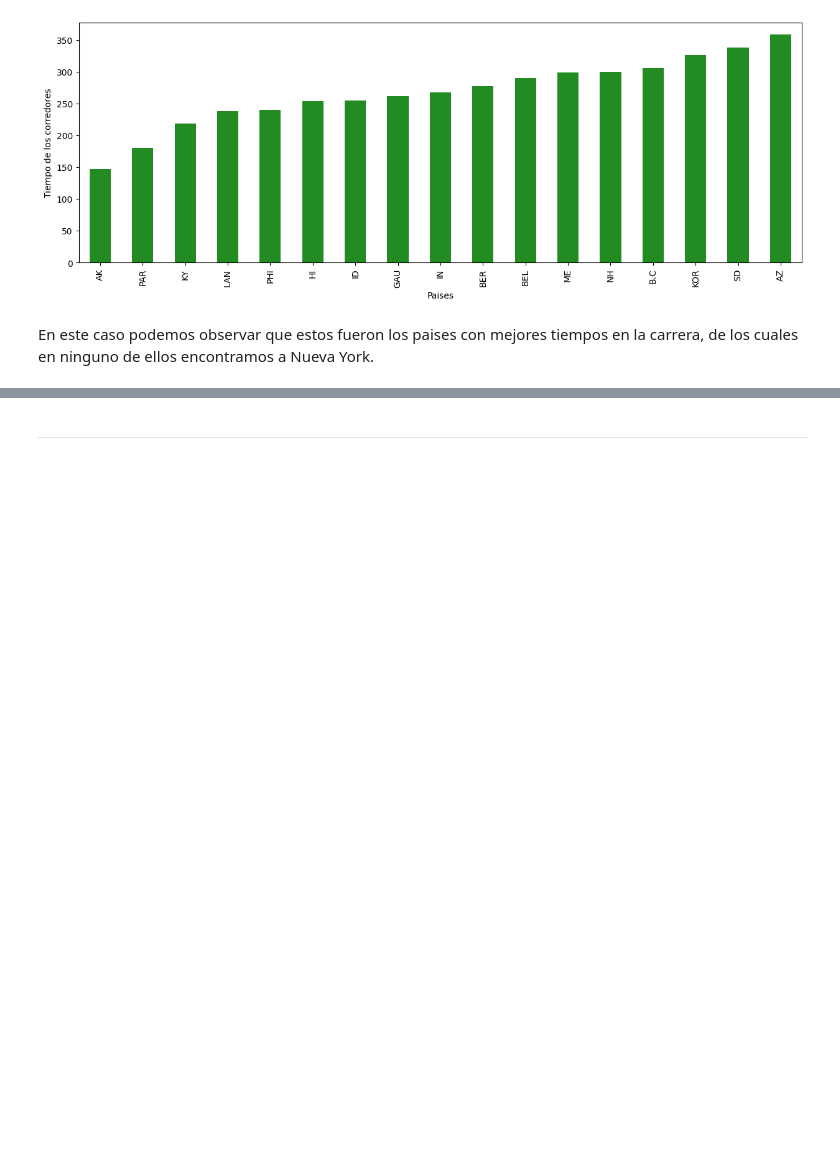
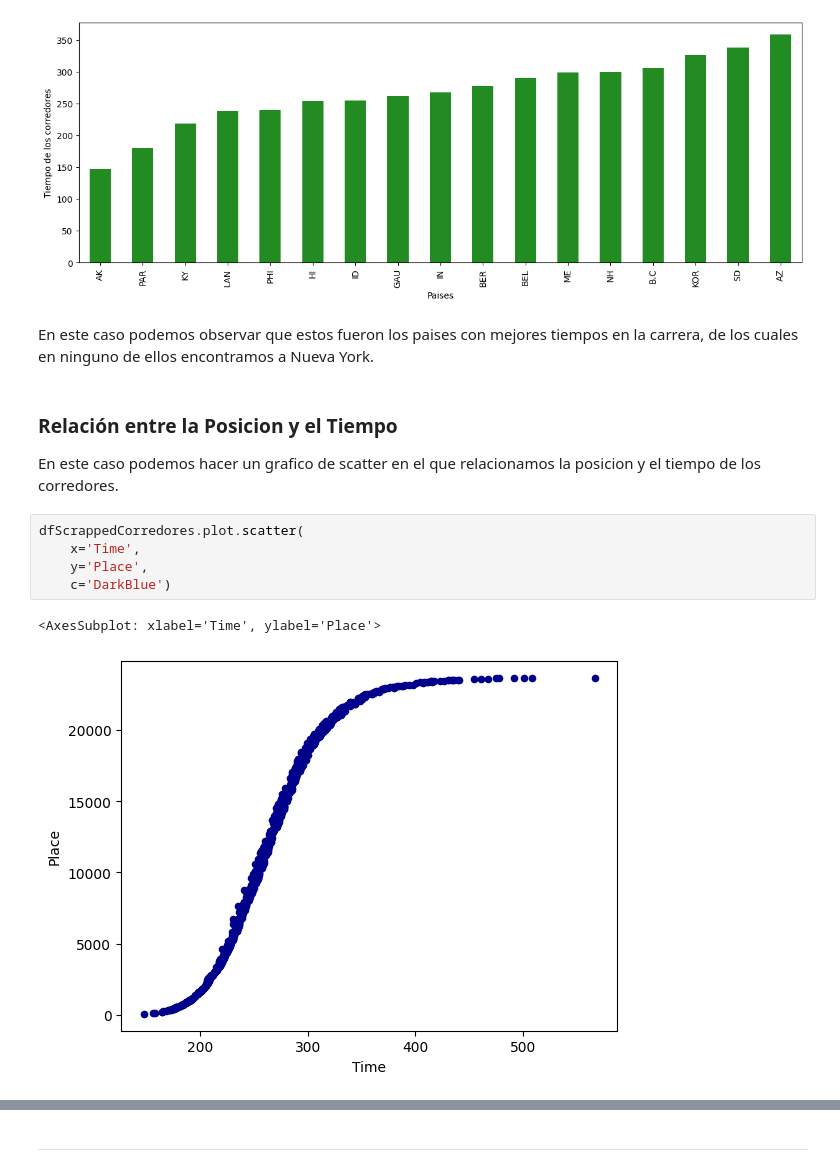
Before and after one commit to LUGANT/TP_Matematica_III, a Jupyter notebook: dataAnalisis.ipynb, the cells around one changed output, grey strips where cells are left out. Saved outputs shown, nothing was run; the diff lists cells and outputs as text; blank space fills up the shorter version.

```diff
--- a/dataAnalisis.ipynb
+++ b/dataAnalisis.ipynb
@@ -403,3 +428,15 @@ dfaux.drop_duplicates(subset=["Home"], keep=False).plot.bar(
 [figure]
 # %% [markdown]
 En este caso podemos observar que estos fueron los paises con mejores tiempos en la carrera, de los cuales en ninguno de ellos encontramos a Nueva York.
+# %% [markdown]
+### Relación entre la Posicion y el Tiempo ###
+
+En este caso podemos hacer un grafico de scatter en el que relacionamos la posicion y el tiempo de los corredores.
+# %%
+dfScrappedCorredores.plot.scatter(
+    x='Time',
+    y='Place',
+    c='DarkBlue')
+# %% [output]
+<AxesSubplot: xlabel='Time', ylabel='Place'>
+[figure, added]
```
Also changed, not shown: parts of 59 cells of this notebook.
